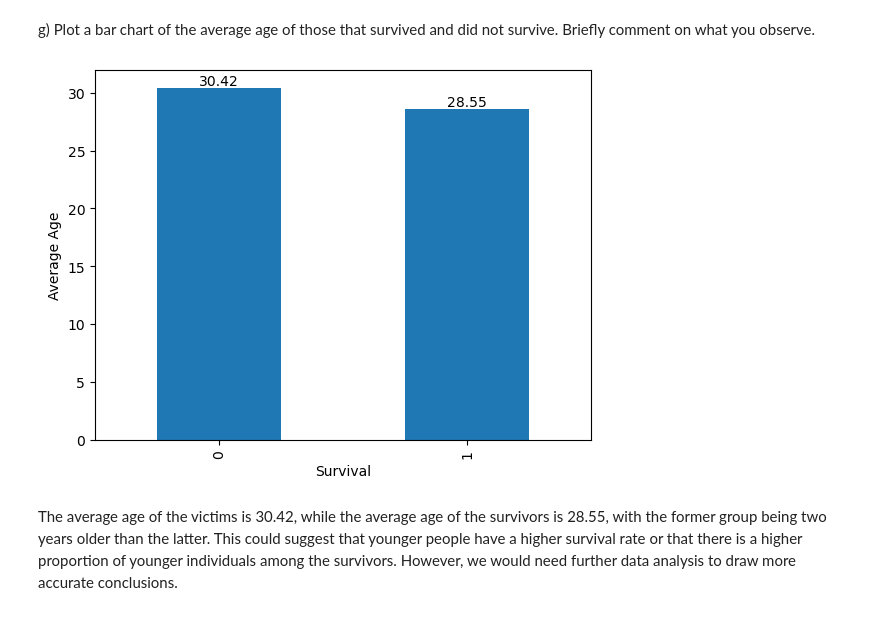
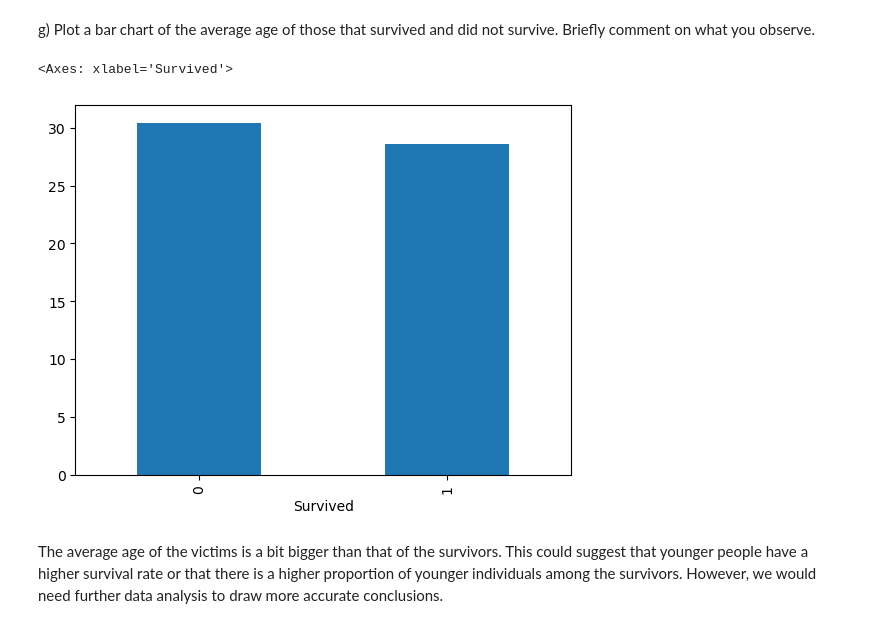
Before and after one commit to haoqi-ai/CS506_Data-Science-Fundamentals, a Jupyter notebook: lecture_02/worksheet_02.ipynb, the cells around one changed output. Cells and saved outputs as stored; diff of their text form; code cells hidden in the pictures.

```diff
--- a/lecture_02/worksheet_02.ipynb
+++ b/lecture_02/worksheet_02.ipynb
@@ -206,20 +206,10 @@ df.head()
 | 4 | 5 | 0 | 3 | Allen, Mr. William Henry | 0 | 35.0 | 0 | 0 | 373450 | 8.0500 | ... |
 # %% [markdown]
 g) Plot a bar chart of the average age of those that survived and did not survive. Briefly comment on what you observe.
-# %%
-import matplotlib.pyplot as plt
-%matplotlib inline
-
-group = df.groupby("Survived")  # key-value pairs
-chart = group["Age"].mean().plot(kind="bar")
-plt.xlabel("Survival")
-plt.ylabel('Average Age')
-for p in chart.patches:
-    x = p.get_x() + p.get_width() / 2
-    y = p.get_height()
-    plt.text(x, y, "{:.2f}".format(y), ha="center", va="bottom")
-plt.show()
-# %% [output]
-[figure, removed]
+# %%
+df.groupby("Survived")["Age"].mean().plot(kind="bar")   # key-value pairs
+# %% [output]
+<Axes: xlabel='Survived'>
+[figure, added]
 # %% [markdown]
-The average age of the victims is 30.42, while the average age of the survivors is 28.55, with the former group being two years older than the latter. This could suggest that younger people have a higher survival rate or that there is a higher proportion of younger individuals among the survivors. However, we would need further data analysis to draw more accurate conclusions.
+The average age of the victims is a bit bigger than that of the survivors. This could suggest that younger people have a higher survival rate or that there is a higher proportion of younger individuals among the survivors. However, we would need further data analysis to draw more accurate conclusions.
```
